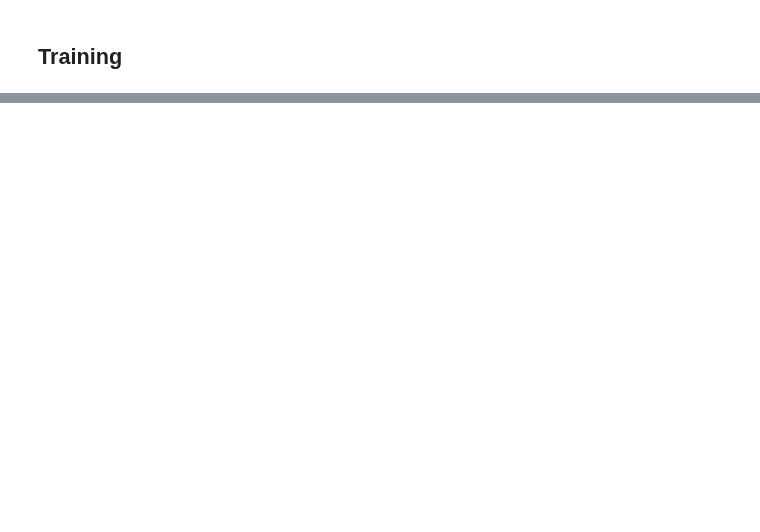
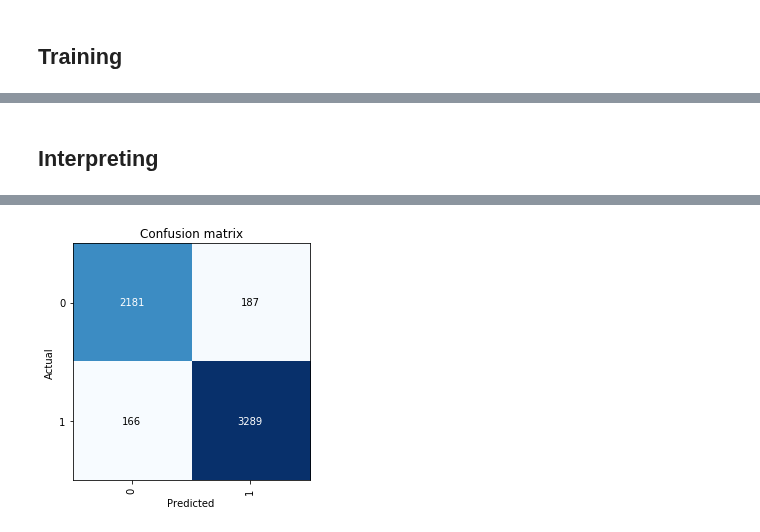
Before and after one commit to neronicolo/watch_bot, a Jupyter notebook: training/dial_visibility_classifier_2.ipynb, the cells around one changed output, grey strips where cells are left out. Drawn from its saved outputs; the diff is of its cells as text; code cells hidden in the pictures; blank space fills up the shorter version.

Commit message:
interpreting

```diff
--- a/training/dial_visibility_classifier_2.ipynb
+++ b/training/dial_visibility_classifier_2.ipynb
@@ -131,0 +135,44 @@ learn.fit_one_cycle(5, slice(5e-04))
+# %%
+''' Testing different learning rates
+0	0.685181	0.399466	0.830156	02:43
+1	0.495870	0.313964	0.862270	02:43
+2	0.413907	0.289681	0.874463	02:43
+3	0.365927	0.267587	0.882535	02:43
+4	0.352246	0.261663	0.884596	02:43
+
+learn.fit_one_cycle(5, slice(2e-05))
+0	0.359081	0.261143	0.884596	02:44
+1	0.348506	0.263082	0.881333	02:46
+2	0.342516	0.258854	0.885798	02:43
+3	0.329541	0.255236	0.886656	02:44
+4	0.332251	0.257289	0.886141	02:43
+
+learn.fit_one_cycle(5, slice(5e-03))
+0	0.374916	0.333596	0.853168	02:50
+1	0.314449	0.262811	0.887343	02:43
+2	0.256623	0.218367	0.908295	02:43
+3	0.231366	0.187211	0.923922	02:43
+4	0.201210	0.183923	0.927185	02:44
+
+learn.fit_one_cycle(5, slice(3e-03))
+0	0.213692	0.191432	0.921003	02:44
+1	0.232929	0.183315	0.927357	02:43
+2	0.198101	0.173464	0.928216	02:44
+3	0.187129	0.169419	0.933196	02:43
+4	0.186906	0.168231	0.932509	02:43
+
+learn.fit_one_cycle(5, slice(1e-03))
+0	0.184286	0.166289	0.931994	02:43
+1	0.166782	0.163787	0.936631	02:42
+2	0.158246	0.161532	0.936459	02:43
+3	0.154331	0.157550	0.938348	02:43
+4	0.168281	0.157637	0.939378	02:43
+
+''';
+# %% [markdown]
+## **Interpreting**
+# %%
+learn.load('stage_1')
+interp = ClassificationInterpretation.from_learner(learn)
+interp.plot_confusion_matrix()
+# %% [output]
@@ -131,0 +180 @@ learn.fit_one_cycle(5, slice(5e-04))
+[figure, added]
```
Also changed, not shown: parts of 7 cells of this notebook.
